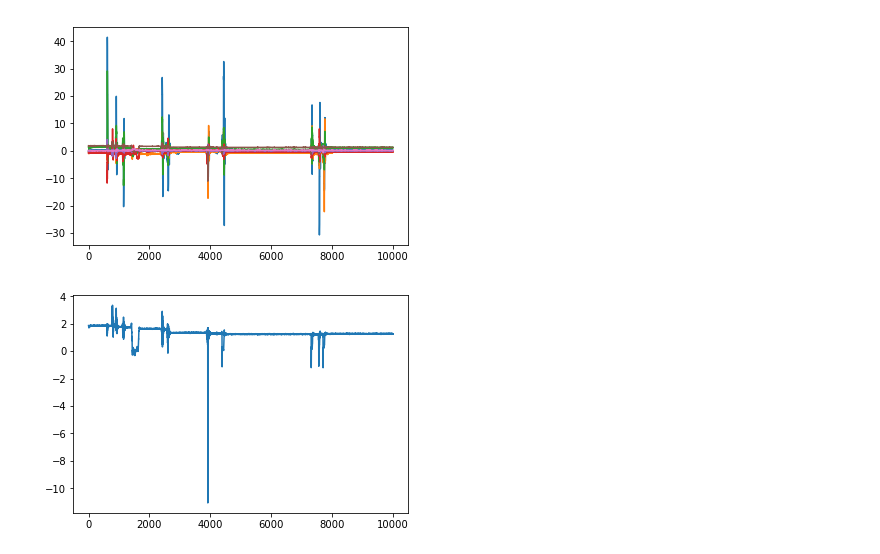
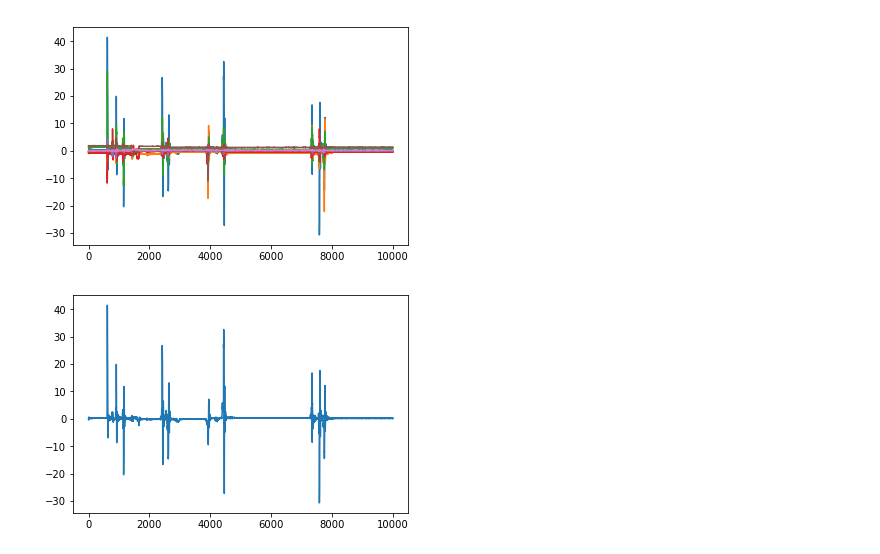
Before and after one commit to jcoreyes/erl, a Jupyter notebook: experiments/murtaza/ros/Untitled.ipynb, the cells around one changed output. Saved outputs shown, nothing was run; the diff lists cells and outputs as text; code cells hidden in the pictures.

```diff
--- a/experiments/murtaza/ros/Untitled.ipynb
+++ b/experiments/murtaza/ros/Untitled.ipynb
@@ -119,6 +151,6 @@ plt.plot(subtracted)
  <matplotlib.lines.Line2D at 0x...>]
 [figure]
 # %%
-display_ith_joint_info(5, subtracted)
+display_ith_joint_info(0, subtracted)
 # %% [output]
-[figure, old version]
+[figure, new version]
```
Also changed, not shown: parts of 5 cells of this notebook, 1 other file.
